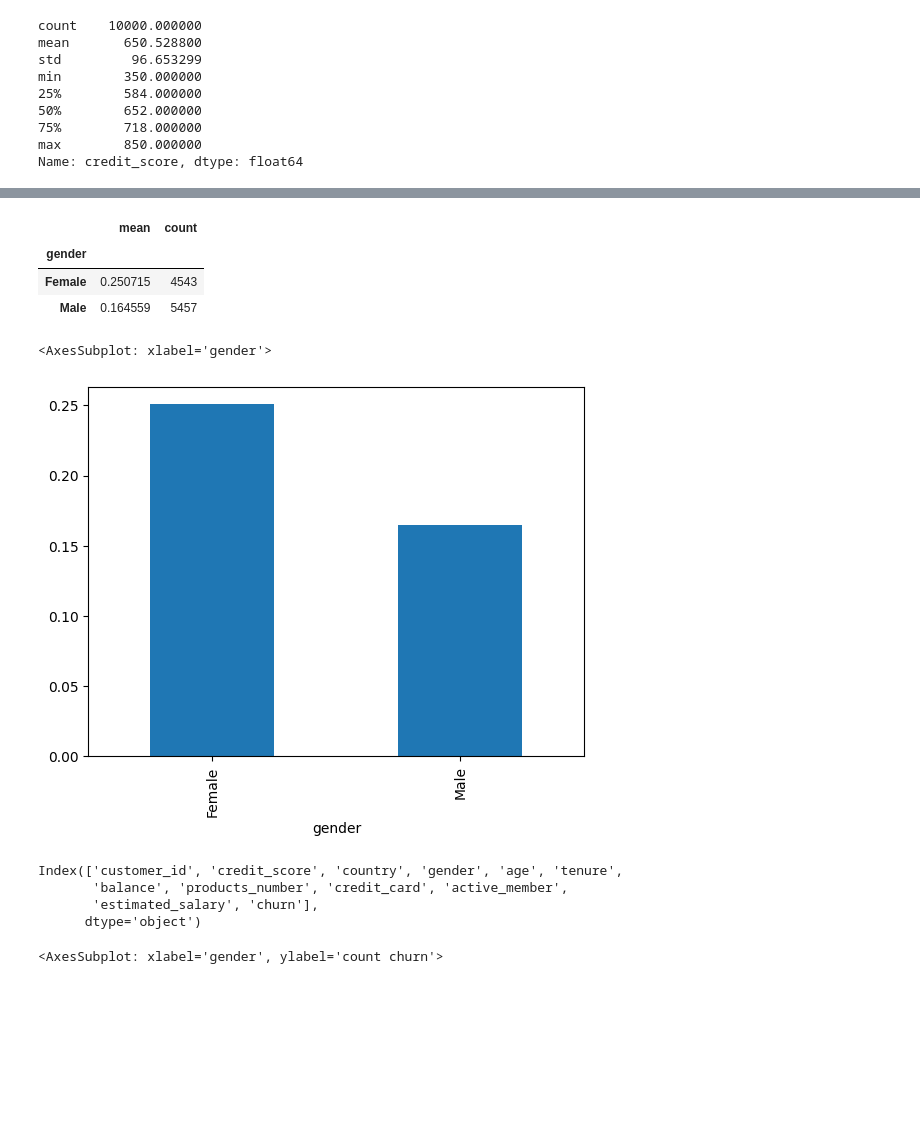
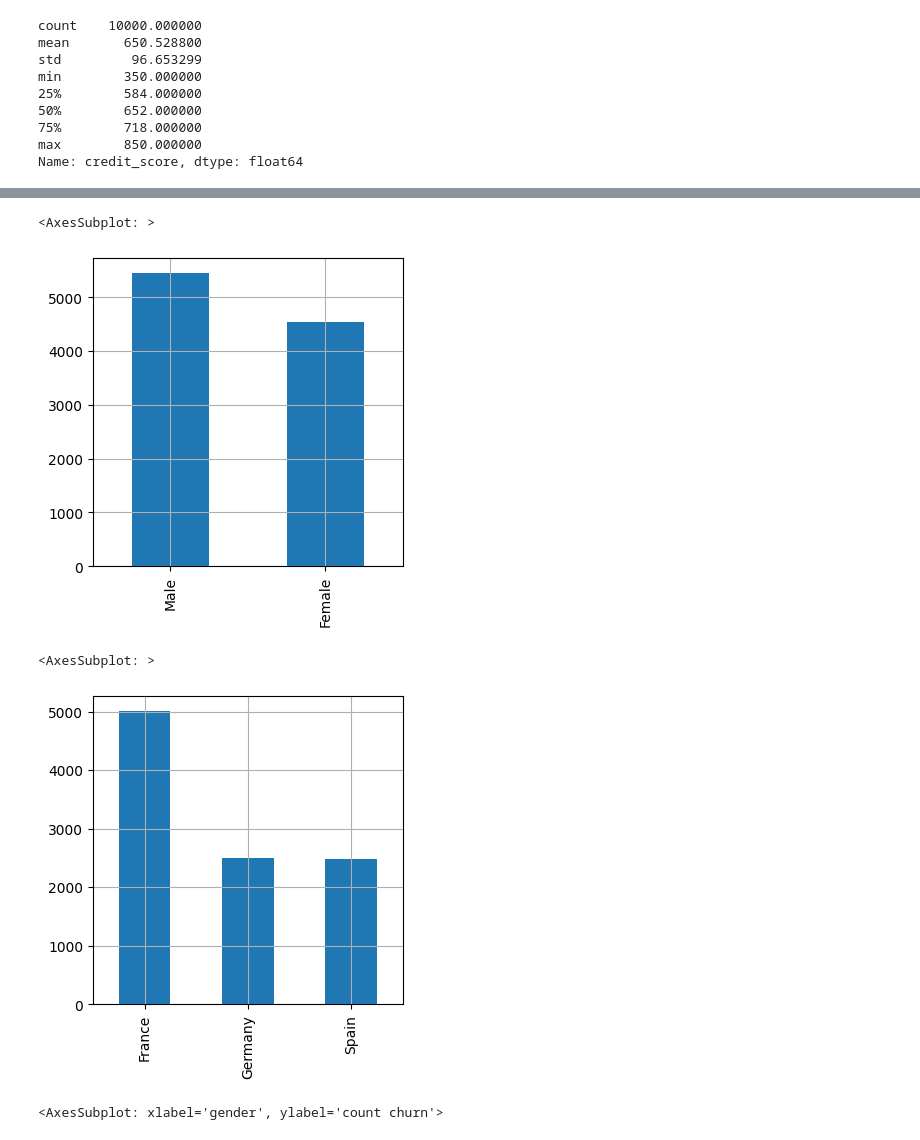
Before and after one commit to DimaOshchepkov/MetricMethodClassification, a Jupyter notebook: Анализ банк что-то там.ipynb, the cells around one changed output, grey strips where cells are left out. Drawn from its saved outputs; the diff is of its cells as text; code cells hidden in the pictures; blank space fills up the shorter version.

```diff
--- a/Анализ банк что-то там.ipynb
+++ b/Анализ банк что-то там.ipynb
@@ -78,25 +78,16 @@ for coulumn in it.filterfalse(lambda x: x in
 9936     15653037   77
 
 [133 rows x 2 columns]
-# %%
-df.groupby('gender')['churn'].agg(['mean', 'count'])
-# %% [output]
-|  | mean | count |
-| gender |  |  |
-| Female | 0.250715 | 4543 |
-| Male | 0.164559 | 5457 |
 # %%
-df.groupby('gender')['churn'].mean().plot.bar()
+df['gender'].value_counts().plot.bar(grid=True, figsize=(4, 4))
 # %% [output]
-<AxesSubplot: xlabel='gender'>
+<AxesSubplot: >
-[figure, old version]
+[figure, new version]
-# %%
-df.columns
-# %% [output]
-Index(['customer_id', 'credit_score', 'country', 'gender', 'age', 'tenure',
-       'balance', 'products_number', 'credit_card', 'active_member',
-       'estimated_salary', 'churn'],
-      dtype='object')
+# %%
+df['country'].value_counts().plot.bar(grid=True, figsize=(4, 4))
+# %% [output]
+<AxesSubplot: >
+[figure, added]
 # %%
 df.groupby('gender')['churn'].count().plot.bar(ylabel='count')
 # %% [output]
```
Also changed, not shown: parts of 3 cells of this notebook, 2 other files.
